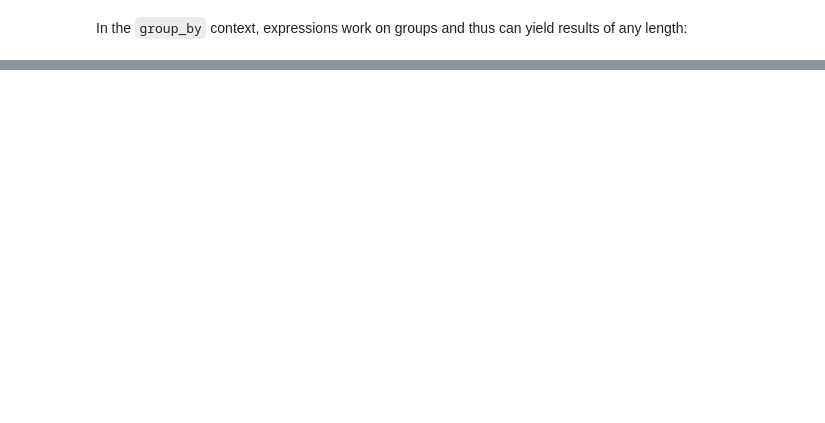
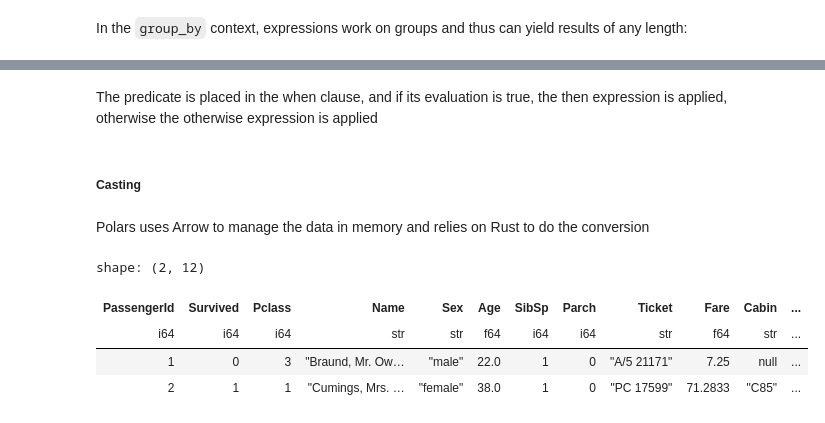
Before and after one commit to mattiadri/intro_polars, a Jupyter notebook: introduction_to_polars.ipynb, the cells around one changed output, grey strips where cells are left out. Cells and saved outputs as stored; diff of their text form; code cells hidden in the pictures; blank space fills up the shorter version.

```diff
--- a/introduction_to_polars.ipynb
+++ b/introduction_to_polars.ipynb
@@ -163,0 +189,5 @@ shape: (3, 4)
+# %%
+out = (df.sort("Fare", descending=True).group_by("Pclass").agg(
+        pl.col('Name').first().alias("richer"),
+        pl.col('Name').last().alias("poorer")).limit(3))
+print(out)
@@ -163,0 +333,14 @@ shape: (3, 4)
+# %% [markdown]
+The predicate is placed in the when clause, and if its evaluation is true, the then expression is applied, otherwise the otherwise expression is applied
+# %% [markdown]
+##### Casting
+# %% [markdown]
+Polars uses Arrow to manage the data in memory and relies on Rust to do the conversion
+# %%
+df.limit(2)
+# %% [output]
+shape: (2, 12)
+| PassengerId | Survived | Pclass | Name | Sex | Age | SibSp | Parch | Ticket | Fare | Cabin | ... |
+| i64 | i64 | i64 | str | str | f64 | i64 | i64 | str | f64 | str | ... |
+| 1 | 0 | 3 | "Braund, Mr. Ow… | "male" | 22.0 | 1 | 0 | "A/5 21171" | 7.25 | null | ... |
+| 2 | 1 | 1 | "Cumings, Mrs. … | "female" | 38.0 | 1 | 0 | "PC 17599" | 71.2833 | "C85" | ... |
```
Also changed, not shown: parts of 88 cells of this notebook.
